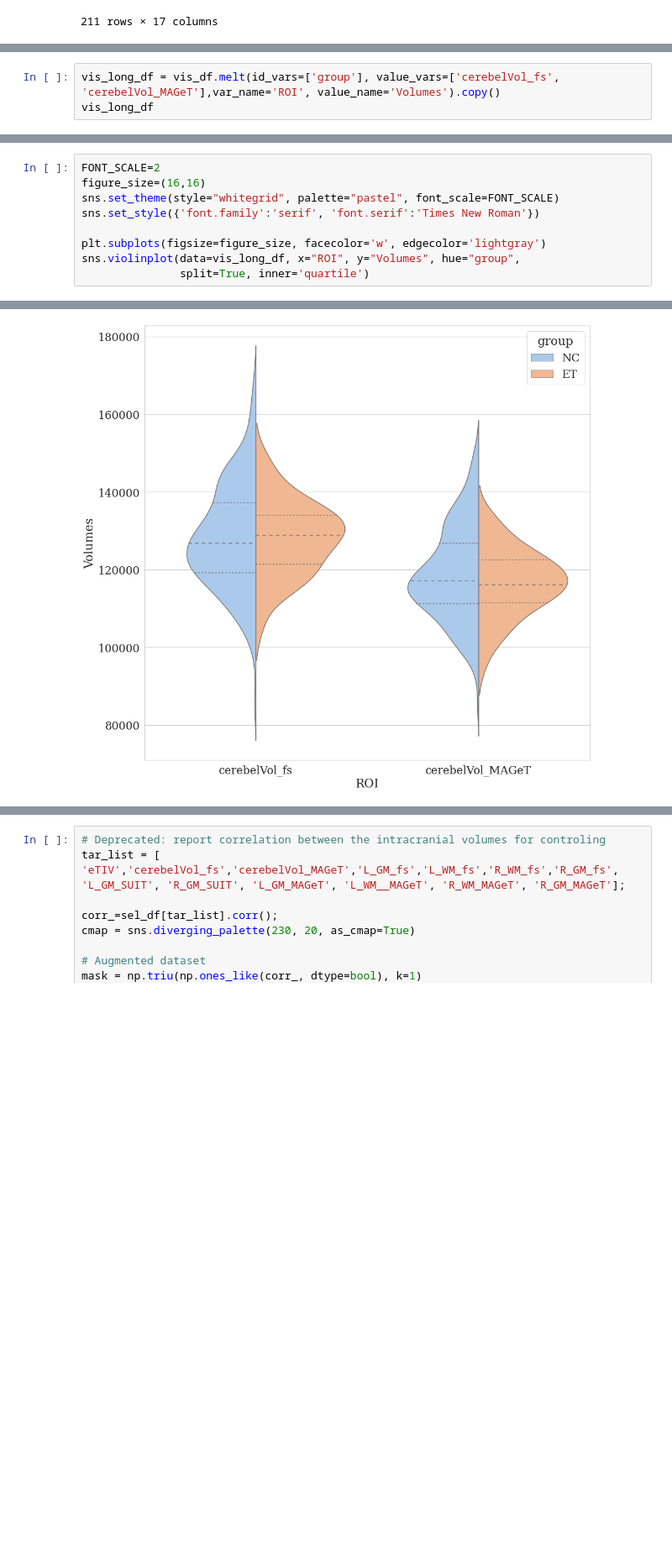
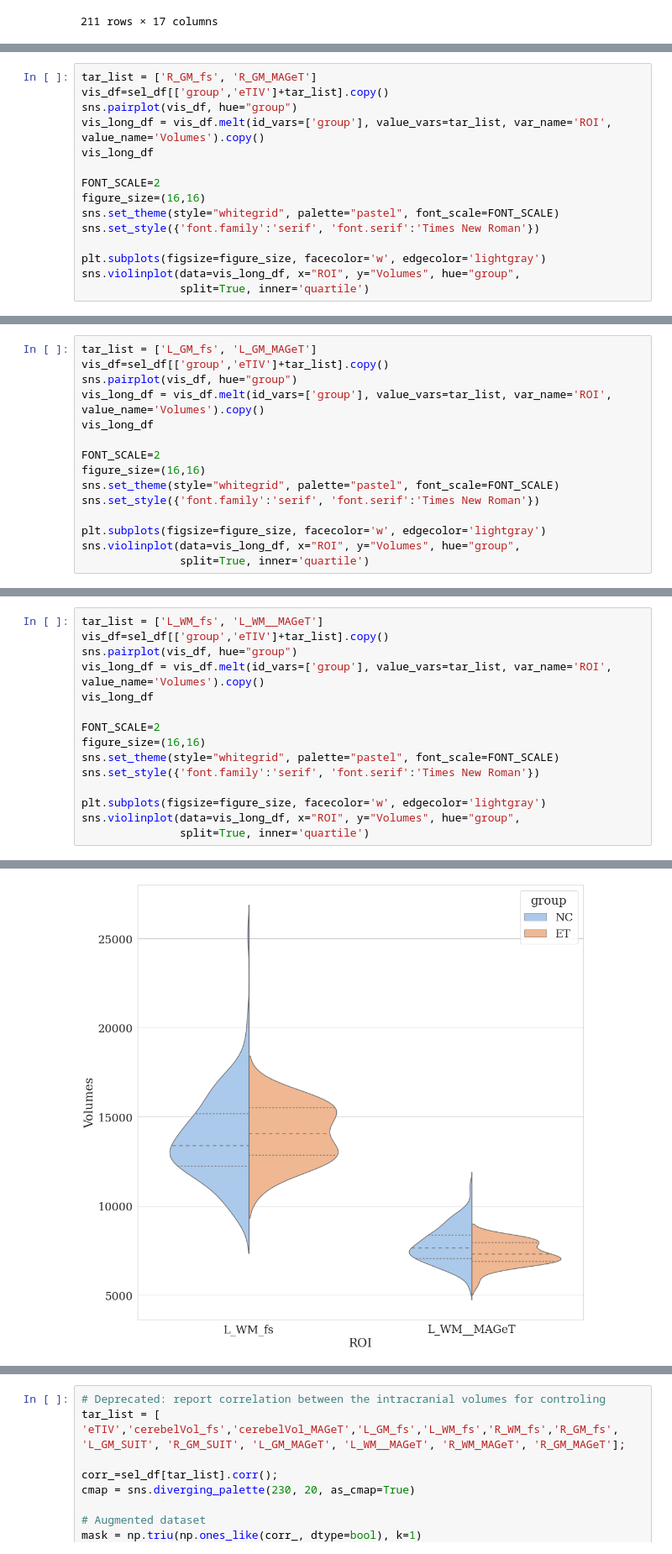
Before and after one commit to neurodatascience/ET_biomarker, a Jupyter notebook: stats/6_SI_cerebellar_distribution.ipynb, the cells around one changed output, grey strips where cells are left out. Shown at 84% size. Cells and saved outputs as stored; diff of their text form; blank space fills up the shorter version.

```diff
--- a/stats/6_SI_cerebellar_distribution.ipynb
+++ b/stats/6_SI_cerebellar_distribution.ipynb
@@ -56,0 +59,15 @@ sns.pairplot(vis_df, hue="group")
+# %%
+tar_list = ['R_GM_fs', 'R_GM_MAGeT']
+vis_df=sel_df[['group','eTIV']+tar_list].copy()
+sns.pairplot(vis_df, hue="group")
+vis_long_df = vis_df.melt(id_vars=['group'], value_vars=tar_list, var_name='ROI', value_name='Volumes').copy()
+vis_long_df
+
+FONT_SCALE=2
+figure_size=(16,16)
+sns.set_theme(style="whitegrid", palette="pastel", font_scale=FONT_SCALE)
+sns.set_style({'font.family':'serif', 'font.serif':'Times New Roman'})
+
+plt.subplots(figsize=figure_size, facecolor='w', edgecolor='lightgray')
+sns.violinplot(data=vis_long_df, x="ROI", y="Volumes", hue="group",
+               split=True, inner='quartile')
@@ -57,4 +78,16 @@ sns.pairplot(vis_df, hue="group")
 # %%
-vis_long_df = vis_df.melt(id_vars=['group'], value_vars=['cerebelVol_fs', 'cerebelVol_MAGeT'],var_name='ROI', value_name='Volumes').copy()
+tar_list = ['L_GM_fs', 'L_GM_MAGeT']
+vis_df=sel_df[['group','eTIV']+tar_list].copy()
+sns.pairplot(vis_df, hue="group")
+vis_long_df = vis_df.melt(id_vars=['group'], value_vars=tar_list, var_name='ROI', value_name='Volumes').copy()
 vis_long_df
+
+FONT_SCALE=2
+figure_size=(16,16)
+sns.set_theme(style="whitegrid", palette="pastel", font_scale=FONT_SCALE)
+sns.set_style({'font.family':'serif', 'font.serif':'Times New Roman'})
+
+plt.subplots(figsize=figure_size, facecolor='w', edgecolor='lightgray')
+sns.violinplot(data=vis_long_df, x="ROI", y="Volumes", hue="group",
+               split=True, inner='quartile')
 # %% [output]
@@ -74,12 +97,18 @@ vis_long_df
 # %%
+tar_list = ['L_WM_fs', 'L_WM__MAGeT']
+vis_df=sel_df[['group','eTIV']+tar_list].copy()
+sns.pairplot(vis_df, hue="group")
+vis_long_df = vis_df.melt(id_vars=['group'], value_vars=tar_list, var_name='ROI', value_name='Volumes').copy()
+vis_long_df
+
 FONT_SCALE=2
 figure_size=(16,16)
 sns.set_theme(style="whitegrid", palette="pastel", font_scale=FONT_SCALE)
 sns.set_style({'font.family':'serif', 'font.serif':'Times New Roman'})
 
 plt.subplots(figsize=figure_size, facecolor='w', edgecolor='lightgray')
 sns.violinplot(data=vis_long_df, x="ROI", y="Volumes", hue="group",
                split=True, inner='quartile')
 # %% [output]
 <AxesSubplot:xlabel='ROI', ylabel='Volumes'>
-[figure, old version]
+[figure, new version]
```
Also changed, not shown: parts of 6 cells of this notebook.
